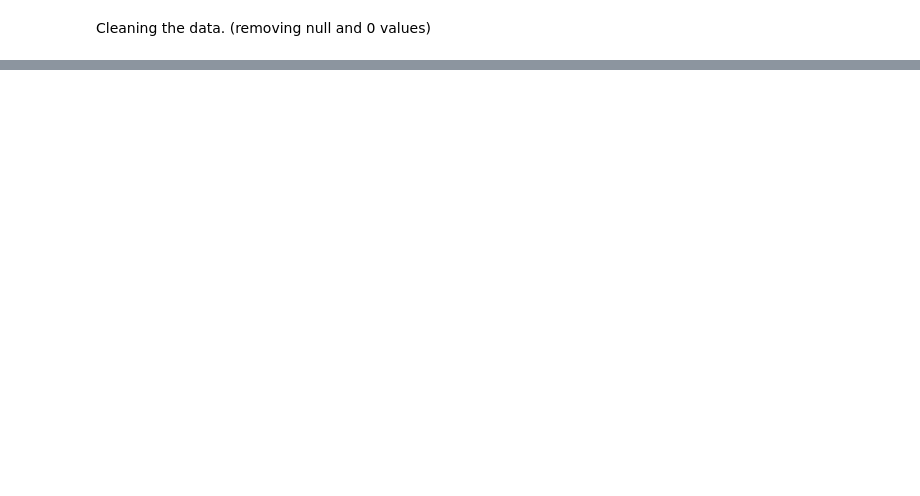
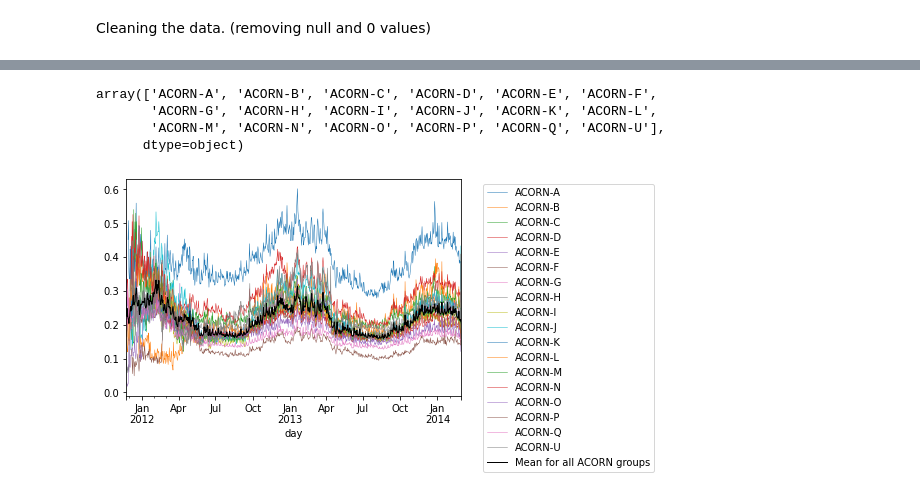
Before and after one commit to Waqas-Shah-42/Data-Analysis-using-smart-meter-data, a Jupyter notebook: analysis.ipynb, the cells around one changed output, grey strips where cells are left out. Saved outputs shown, nothing was run; the diff lists cells and outputs as text; code cells hidden in the pictures; blank space fills up the shorter version.

Commit message:
added graphs for ACORN groups

```diff
--- a/analysis.ipynb
+++ b/analysis.ipynb
@@ -43,0 +108,3 @@ data.shape
+# %%
+data['day']=data.day.astype('datetime64')
+data.day.dtype
@@ -43,0 +115,4 @@ data.shape
+# %%
+indexname=data[data['Acorn']=='ACORN-'].index
+data.drop(indexname,inplace=True)
+data.dropna(subset=['Acorn'], inplace=True)
@@ -44 +149,3 @@ data.shape
+# %%
+data.sort_values(by=['day'],inplace=True)
 # %%
@@ -45,0 +245,25 @@ weather_data['temperatureMaxTime'] = weather_data.temperatureMaxTime.astype('dat
+# %%
+uniquevalues=data['Acorn'].unique()
+uniquevalues.sort()
+# %%
+uniquevalues
+# %% [output]
+array(['ACORN-A', 'ACORN-B', 'ACORN-C', 'ACORN-D', 'ACORN-E', 'ACORN-F',
+       'ACORN-G', 'ACORN-H', 'ACORN-I', 'ACORN-J', 'ACORN-K', 'ACORN-L',
+       'ACORN-M', 'ACORN-N', 'ACORN-O', 'ACORN-P', 'ACORN-Q', 'ACORN-U'],
+      dtype=object)
+# %%
+try:
+    del fig1
+except:
+    pass
+fig1 = plt.figure(1)
+for i in uniquevalues:
+    data[data['Acorn']==i].groupby('day').energy_mean.mean().plot(legend=True,label=i,linewidth=0.5)
+
+data.groupby('day').energy_mean.mean().plot(legend=True,label='Mean for all ACORN groups',linewidth=1,color='black')
+plt.legend(bbox_to_anchor=(1.05, 1.0), loc='upper left')
+plt.show()
+fig1.savefig('Acorn-graph',dpi=600,bbox_inches='tight')
+# %% [output]
+[figure, added]
```
Also changed, not shown: parts of 37 cells of this notebook, 5 other files.
